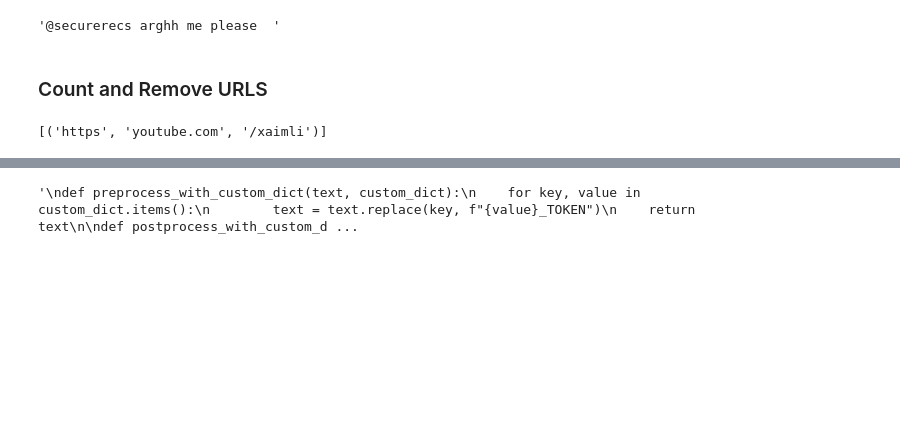
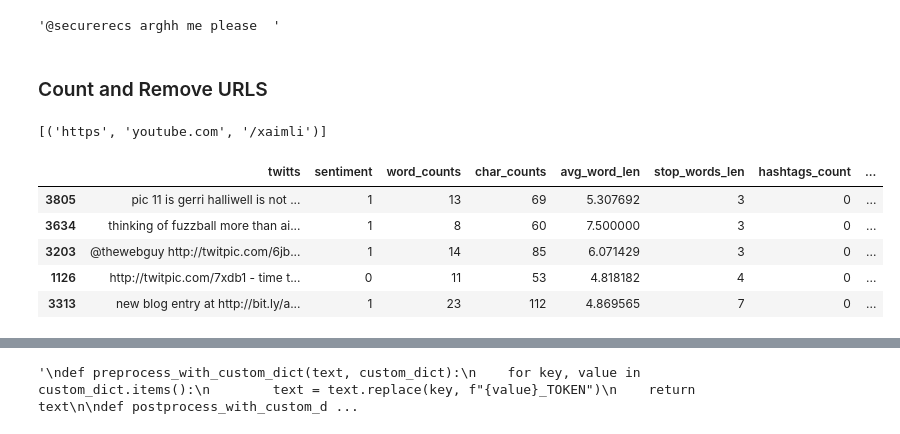
Before and after one commit to luch91/NLP-Text-Cleaning-and-Processing, a Jupyter notebook: cleaning_preproc.ipynb, the cells around one changed output, grey strips where cells are left out. Cells and saved outputs as stored; diff of their text form; code cells hidden in the pictures; blank space fills up the shorter version.

```diff
--- a/cleaning_preproc.ipynb
+++ b/cleaning_preproc.ipynb
@@ -515,0 +518,9 @@ re.findall(r'(http|https|ftp|ssh|)://([\w_-]+(?:(?:\.[\w_-]+)+))([\w.,@?^=%&:/~+
+# %%
+df[df['url_flags']>0].sample(5)
+# %% [output]
+|  | twitts | sentiment | word_counts | char_counts | avg_word_len | stop_words_len | hashtags_count | ... |
+| 3805 | pic 11 is gerri halliwell is not ... | 1 | 13 | 69 | 5.307692 | 3 | 0 | ... |
+| 3634 | thinking of fuzzball more than ai... | 1 | 8 | 60 | 7.500000 | 3 | 0 | ... |
+| 3203 | @thewebguy http://twitpic.com/6jb... | 1 | 14 | 85 | 6.071429 | 3 | 0 | ... |
+| 1126 | http://twitpic.com/7xdb1 - time t... | 0 | 11 | 53 | 4.818182 | 4 | 0 | ... |
+| 3313 | new blog entry at http://bit.ly/a... | 1 | 23 | 112 | 4.869565 | 7 | 0 | ... |
```
Also changed, not shown: parts of 5 cells of this notebook.
